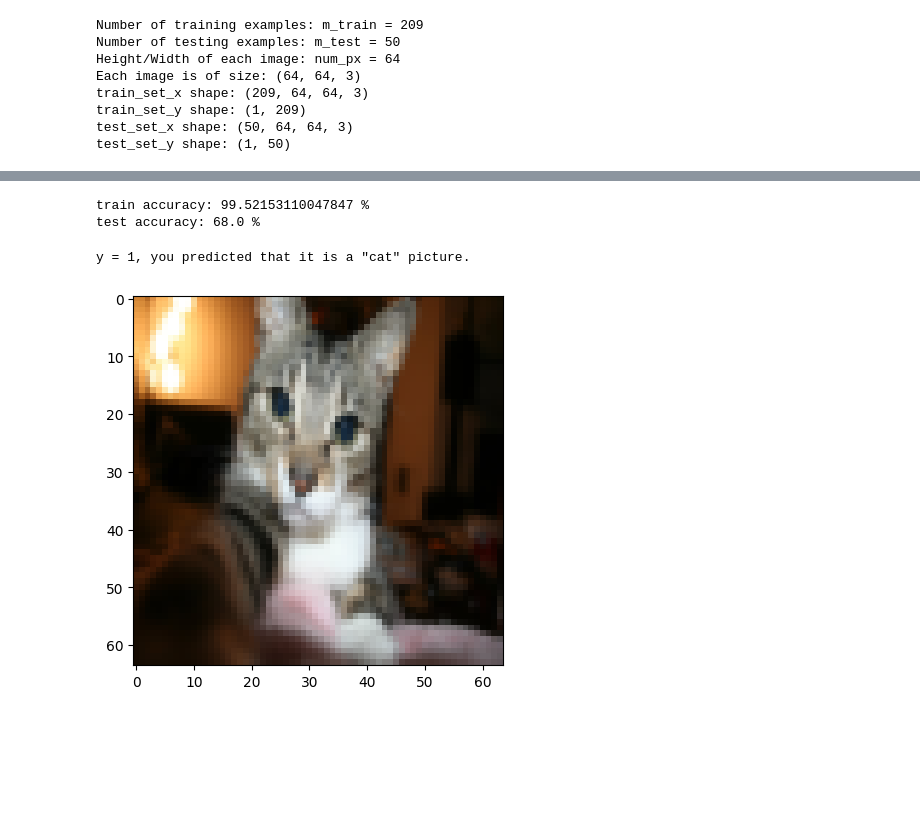
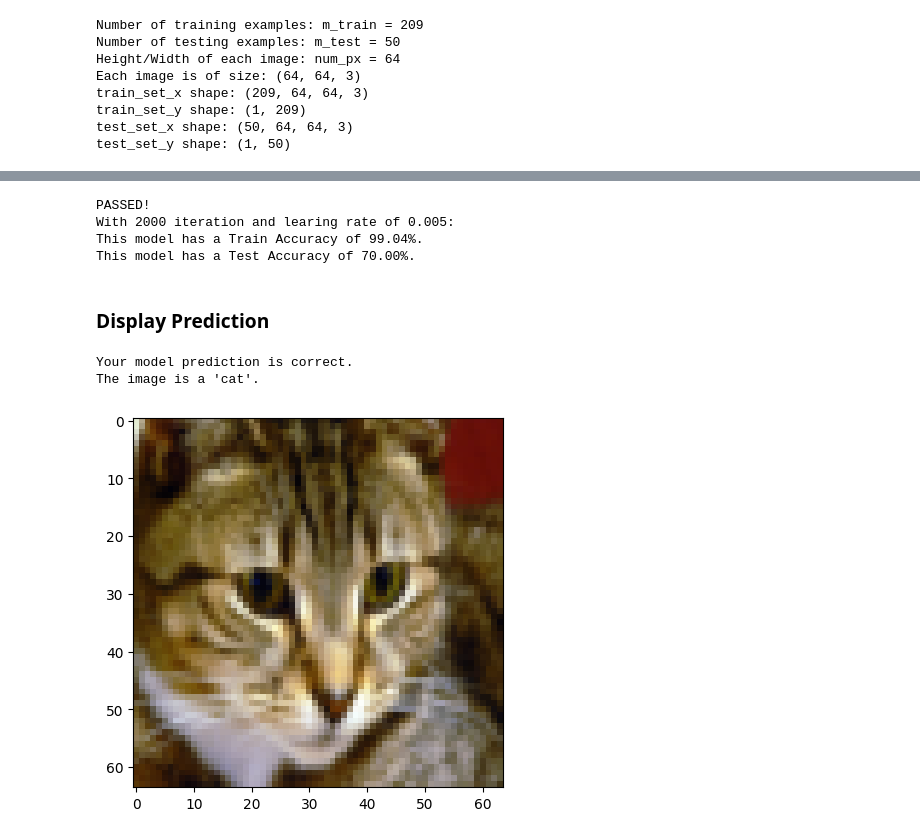
Before and after one commit to zhx281/machine-learning, a Jupyter notebook: deep_learning/01-Logistic_Regression.ipynb, the cells around one changed output, grey strips where cells are left out. Cells and saved outputs as stored; diff of their text form; code cells hidden in the pictures; blank space fills up the shorter version.

```diff
--- a/deep_learning/01-Logistic_Regression.ipynb
+++ b/deep_learning/01-Logistic_Regression.ipynb
@@ -222,25 +316,42 @@ def model(X_train,
 
     return d
-# %%
-d = model(train_set_x, train_set_y,
-          test_set_x, test_set_y,
-          num_iterations = 2000,
-          learning_rate = 0.005,
-          print_cost = False)
-# %% [output]
-train accuracy: 99.52153110047847 %
-test accuracy: 68.0 %
-# %%
-# Example of a picture that was wrongly classified.
-index = 25
-plt.imshow(test_set_x[:,index].reshape((num_px, num_px, 3)))
-print ("y = " + str(test_set_y[0,index]) +
-       ", you predicted that it is a \"" +
-       classes[d["Y_prediction_test"][0,index]].decode("utf-8") +
-       "\" picture.")
-# %% [output]
-y = 1, you predicted that it is a "cat" picture.
-[figure, removed]
+# %%
+# Train model and validate model
+# Please don't change this cell
+d = model(train_set_x, train_set_y,
+          test_set_x, test_set_y,
+          num_iterations = 2000,
+          learning_rate = 0.005,
+          print_cost = False)
+
+assert d["train_acc"] >= 99, "Training Accuracy should be greater than 99%."
+assert d["test_acc"] >= 69, "Test Accuracy should be greater than 69%."
+
+print("PASSED!")
+print("With 2000 iteration and learing rate of 0.005:")
+print(f"This model has a Train Accuracy of {d['train_acc']:.2f}%.")
+print(f"This model has a Test Accuracy of {d['test_acc']:.2f}%.")
+# %% [output]
+PASSED!
+With 2000 iteration and learing rate of 0.005:
+This model has a Train Accuracy of 99.04%.
+This model has a Test Accuracy of 70.00%.
+# %% [markdown]
+### Display Prediction
+# %%
+# Randomly display prediction vs true label from the test set data
+index = np.random.randint(0, 50)
+reshape_x_image = test_set_x[:, index].reshape((num_px, num_px, 3))
+true_classname = classes[test_set_y[0, index]]
+pred_classname = classes[int(d["Y_prediction_test"][0, index])]
+is_pred_correct = true_classname == pred_classname
+plt.imshow(reshape_x_image)
+print(f"Your model prediction is {'correct' if is_pred_correct else 'not correct'}.")
+print(f"The image is a '{true_classname}'.")
+# %% [output]
+Your model prediction is correct.
+The image is a 'cat'.
+[figure, added]
 # %%
 # Plot learning curve (with costs)
 costs = np.squeeze(d['costs'])
```
Also changed, not shown: parts of 38 cells of this notebook, 3 other files.
